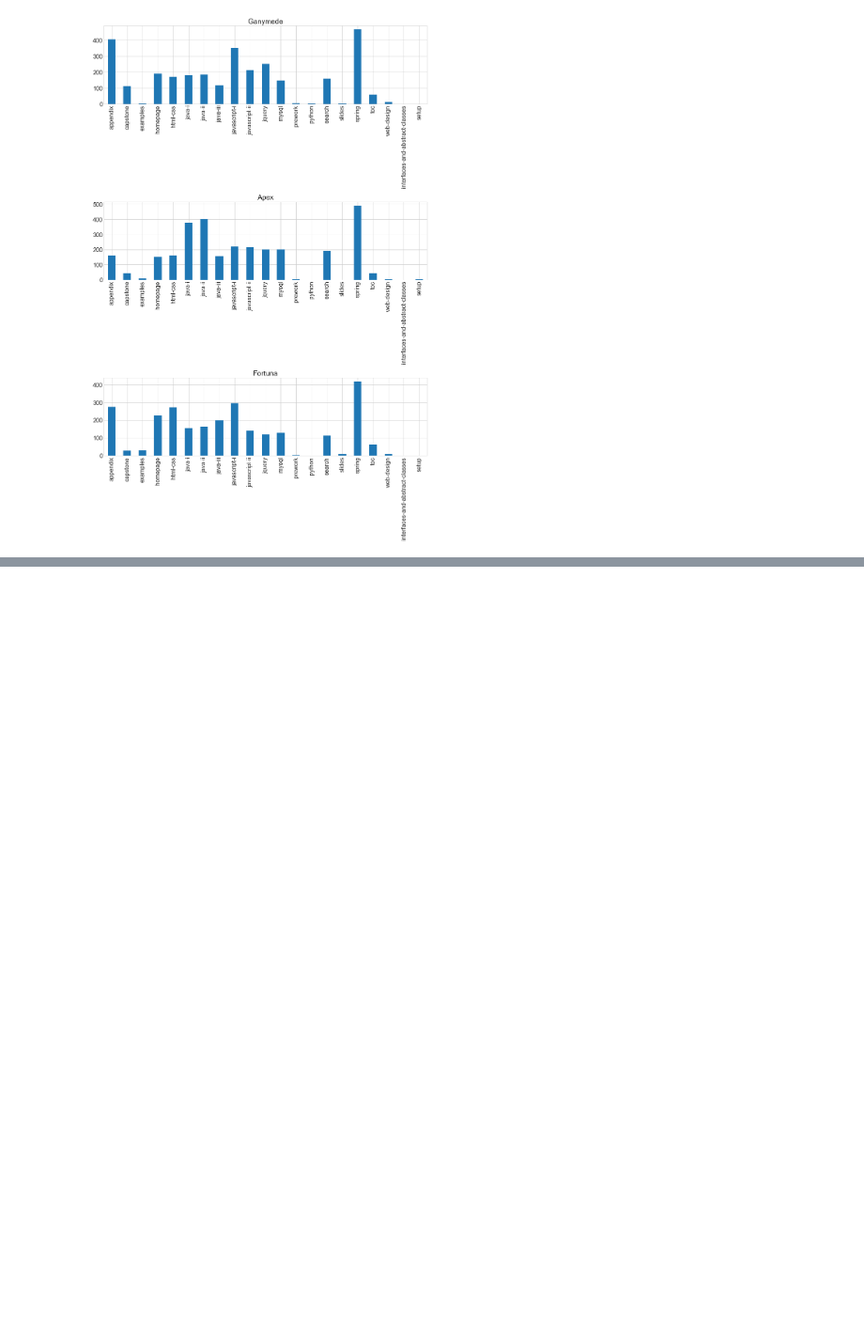
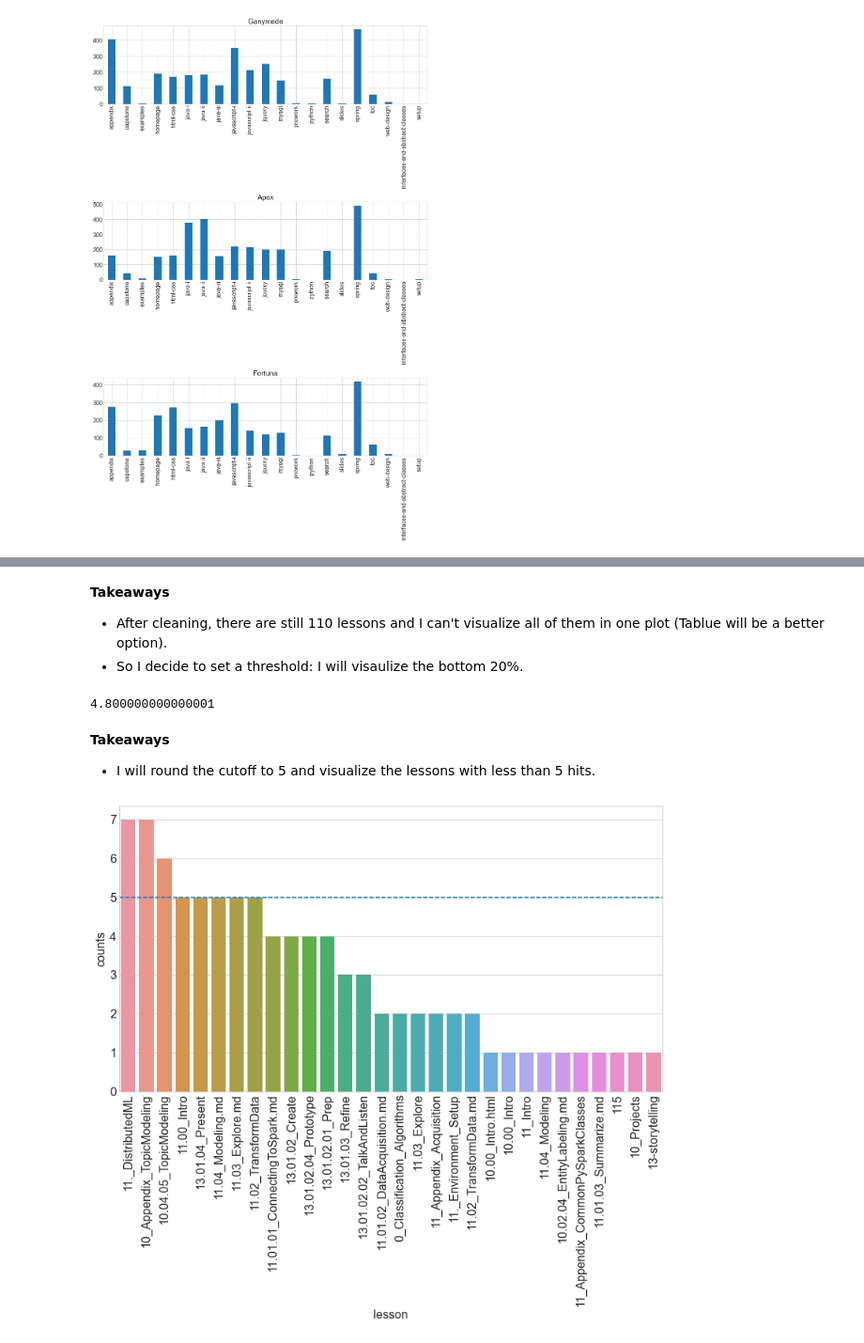
Before and after one commit to Yongliang-Shi/Anomaly-Detection-in-the-Curriculum-Access-Log, a Jupyter notebook: explore_log.ipynb, the cells around one changed output, grey strips where cells are left out. Shown at 94% size. Cells and saved outputs as stored; diff of their text form; code cells hidden in the pictures; blank space fills up the shorter version.

```diff
--- a/explore_log.ipynb
+++ b/explore_log.ipynb
@@ -703,0 +770,9 @@ plt.show()
+# %%
+# Compute the count of each lesson in ds program
+wd_lessons_counts = log_wd.groupby('lesson').user_id.count()
+
+# Convert to pandas df
+wd_lessons_counts = pd.DataFrame(wd_lessons_counts).reset_index()
+
+# Take a quick peek
+wd_lessons_counts # Need cleaning to remove the lesson details
@@ -703,0 +793,26 @@ plt.show()
+# %%
+# Create the empty list
+wd_least_lessons = []
+
+
+# Use a For Loop to remove the details:
+# If the value under column lesson doesn't start with a number, it get removed
+
+for i in range(113):
+    if wd_lessons_counts.iloc[i, 0][0].isdigit():
+        d = {'lesson': wd_lessons_counts.iloc[i, 0],
+             'counts': wd_lessons_counts.iloc[i, 1]}
+        wd_least_lessons.append(d)
+
+    else:
+        continue
+
+# Conver the list of dicts to datafrem and sort by 'counts'
+
+wd_least_lessons = pd.DataFrame(wd_least_lessons).sort_values(by='counts', ascending=False)
+
+# Print the shape
+print(wd_least_lessons.shape)
+
+# Take a peek at the df
+wd_least_lessons.head()
@@ -703,0 +827,23 @@ plt.show()
+# %% [markdown]
+**Takeaways**
+- After cleaning, there are still 110 lessons and I can't visualize all of them in one plot (Tablue will be a better option).
+- So I decide to set a threshold: I will visaulize the bottom 20%.
+# %%
+# Compute the cutoff for bottom 20%
+
+cutoff = wd_least_lessons.counts.quantile(0.2)
+cutoff
+# %% [output]
+4.800000000000001
+# %% [markdown]
+**Takeaways**
+- I will round the cutoff to 5 and visualize the lessons with less than 5 hits.
+# %%
+# Visualize the lesson counts for data science program
+
+sns.barplot(data=wd_least_lessons.tail(30), x='lesson', y='counts')
+plt.xticks(rotation='vertical')
+plt.axhline(y = 5, linestyle='dashed')
+plt.show()
+# %% [output]
+[figure, added]
```
Also changed, not shown: parts of 8 cells of this notebook.
